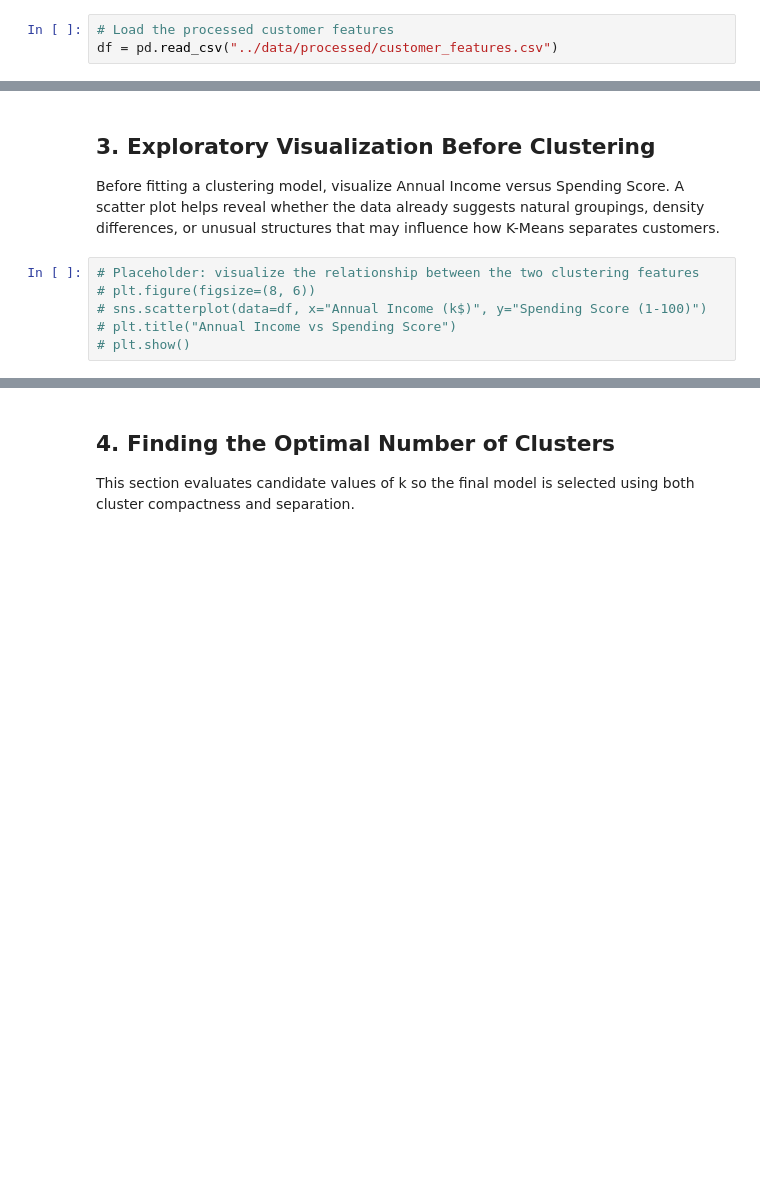
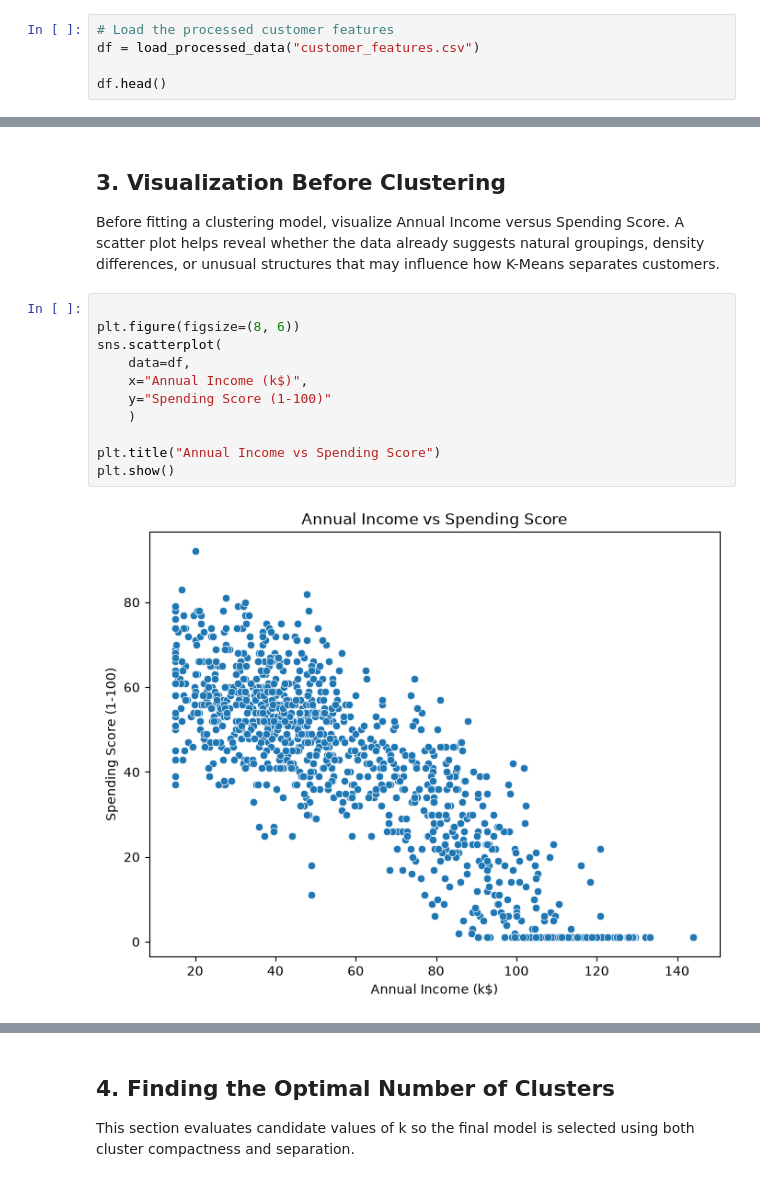
Before and after one commit to Nicho-Lie/Customer-Segmentation-using-K-Means-Clustering, a Jupyter notebook: notebooks/03_customer_segmentation.ipynb, the cells around one changed output, grey strips where cells are left out. Cells and saved outputs as stored; diff of their text form; blank space fills up the shorter version.

```diff
--- a/notebooks/03_customer_segmentation.ipynb
+++ b/notebooks/03_customer_segmentation.ipynb
@@ -24,3 +66,5 @@ Load the processed customer features generated from the preprocessing notebook.
 # %%
 # Load the processed customer features
-df = pd.read_csv("../data/processed/customer_features.csv")
+df = load_processed_data("customer_features.csv")
+
+df.head()
@@ -27,9 +78,16 @@ df = pd.read_csv("../data/processed/customer_features.csv")
 # %% [markdown]
-## 3. Exploratory Visualization Before Clustering
+## 3. Visualization Before Clustering
 Before fitting a clustering model, visualize Annual Income versus Spending Score. A scatter plot helps reveal whether the data already suggests natural groupings, density differences, or unusual structures that may influence how K-Means separates customers.
 # %%
-# Placeholder: visualize the relationship between the two clustering features
-# plt.figure(figsize=(8, 6))
-# sns.scatterplot(data=df, x="Annual Income (k$)", y="Spending Score (1-100)")
-# plt.title("Annual Income vs Spending Score")
-# plt.show()
+
+plt.figure(figsize=(8, 6))
+sns.scatterplot(
+    data=df,
+    x="Annual Income (k$)",
+    y="Spending Score (1-100)"
+    )
+
+plt.title("Annual Income vs Spending Score")
+plt.show()
+# %% [output]
+[figure, added]
```
Also changed, not shown: parts of 27 cells of this notebook, 2 other files.
